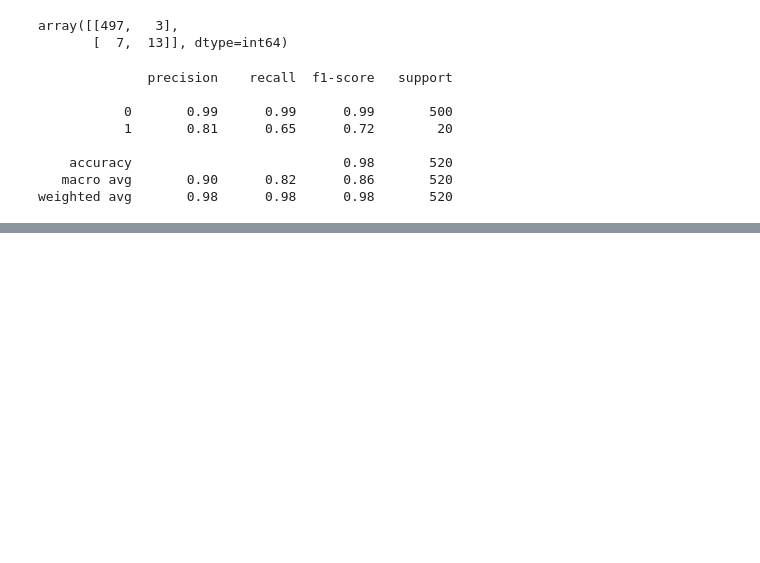
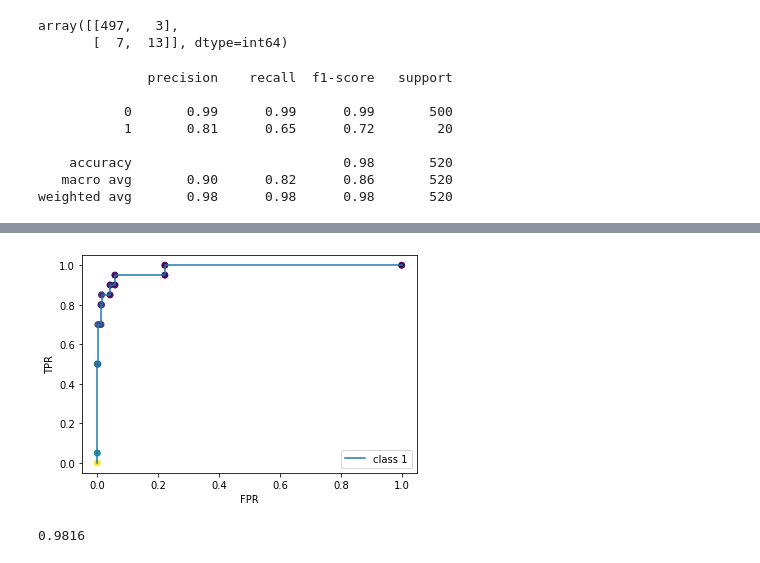
Before and after one commit to princeyyadav/CB-DS-LV-May21, a Jupyter notebook: DS/S33/imbalanced_data.ipynb, the cells around one changed output, grey strips where cells are left out. Cells and saved outputs as stored; diff of their text form; code cells hidden in the pictures; blank space fills up the shorter version.

```diff
--- a/DS/S33/imbalanced_data.ipynb
+++ b/DS/S33/imbalanced_data.ipynb
@@ -130,0 +110,2 @@ array([0.91685922, 0.7304347 , 0.75155071, 0.99873216, 0.99508822,
+# %%
+fpr, tpr, thresholds = roc_curve(y_, y_score = lr.predict_proba(X_)[:,1])
@@ -130,0 +125,19 @@ array([0.91685922, 0.7304347 , 0.75155071, 0.99873216, 0.99508822,
+# %%
+plt.plot(fpr, tpr, label="class 1")
+plt.scatter(fpr, tpr, c=thresholds)
+
+# class 0
+# fpr, tpr, thresholds = roc_curve(y_, y_score = lr.predict_proba(X_)[:,0],pos_label=1) # class 0
+# plt.plot(fpr, tpr, label="class 0")
+# plt.scatter(fpr, tpr, c=thresholds)
+
+plt.xlabel("FPR")
+plt.ylabel("TPR")
+plt.legend()
+plt.show()
+# %% [output]
+[figure, added]
+# %%
+roc_auc_score(y_, y_score = lr.predict_proba(X_)[:,1])
+# %% [output]
+0.9816
```
Also changed, not shown: parts of 8 cells of this notebook.
